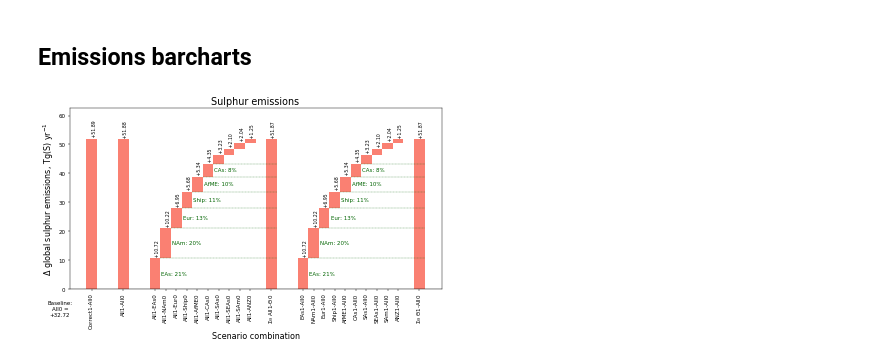
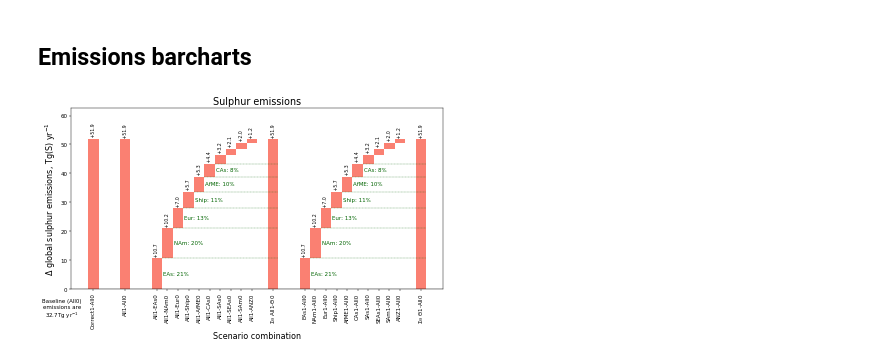
Before and after one commit to grandey/draft2017a-region-rfp, a Jupyter notebook: figures_draft2017a.ipynb, the cells around one changed output. Cells and saved outputs as stored; diff of their text form; code cells hidden in the pictures.

Commit message:
figures_draft2017a.ipynb: applying emissions_staggered_barcharts()

```diff
--- a/figures_draft2017a.ipynb
+++ b/figures_draft2017a.ipynb
@@ -216,8 +216,9 @@ diff_emissions_df.head()
 # Function to produce staggered barcharts for a given emissions species
 def emissions_staggered_barcharts(species='S', title='Sulphur emissions',
                                   ylabel=r'$\Delta$ global sulphur emissions, Tg(S) yr$^{-1}$',
-                                  text_format=r' {:+.2f}', y_stretch=1.15,
-                                  n_contributors='auto'):
+                                  text_format=r' {:+.1f}', baseline_text_format='{:.1f}',
+                                  y_stretch=1.15, n_contributors='auto',
+                                  file_prefix=None):
     # Get subset of relevant data from diff_emissions_df
     bars_df = diff_emissions_df[(diff_emissions_df['species'] == species)]
     # Delete repeat of All1-All0
@@ -287,7 +288,8 @@ def emissions_staggered_barcharts(species='S', title='Sulphur emissions',
         else:
             verticalalignment='top'
         ax.text(bars_df.loc[scenario, 'x'], bars_df.loc[scenario, ['bottom', 'global_diff']].sum(),
-                text, rotation=90, verticalalignment=verticalalignment, fontsize='small')
+                text, rotation=90, verticalalignment=verticalalignment,
+                horizontalalignment='center', fontsize='small')
     # Annotate combined bars with largest contributing sources
     for scenario, order, ref_name in zip([r'$\Sigma_{\Theta}$ All1-$\Theta$0',
                                           r'$\Sigma_{\Theta}$ $\Theta$1-All0'],
@@ -304,32 +306,38 @@ def emissions_staggered_barcharts(species='S', title='Sulphur emissions',
                     break
                 else:
                     n += 1
         else:
             n = n_contributors
         for s in order[0:n]:
             y_pos = bars_df.loc[s, ['global_diff', 'bottom']].sum()
             ax.plot([bars_df.loc[s, 'x']+0.5, bars_df.loc[scenario, 'x']+0.5],  # draw horizontal line
                     [y_pos, y_pos], color='darkgreen', linestyle='--', linewidth=0.5)
             perc = bars_df.loc[s, 'global_diff'] / bars_df.loc[scenario, 'global_diff'] * 100  # % contribution
             if ref_name == 'All1':
                 source = s.split('-')[1][:-1]
             else:
                 source = s.split('-')[0][:-1]
             text = '{}: {:.0f}%'.format(source, perc)
             text_y_pos = bars_df.loc[s, 'bottom'] + (bars_df.loc[s, 'global_diff'] / 2)
             ax.text(bars_df.loc[s, 'x']+0.6, text_y_pos, text,
                     verticalalignment='center', horizontalalignment='left',
                     color='darkgreen')
     # Annotate with All0 baseline
     all0_baseline = global_emissions_df[(global_emissions_df['scenario_name'] == 'All0') &
                                         (global_emissions_df['species'] == species)
                                        ]['global_total']
-    ax.text(-3, 0, '\n\nBaseline:\nAll0 =\n{:+.2f}'.format(float(all0_baseline)),
+    ax.text(-3, 0, ('\n\nBaseline (All0)\nemissions are\n' +
+                    baseline_text_format.format(float(all0_baseline)) +
+                    'Tg yr$^{-1}$'),
             horizontalalignment='center', verticalalignment='top')
+    # Save figure?
+    if file_prefix:
+        fig.savefig('local/{}.pdf'.format(file_prefix), bbox_inches='tight', dpi=300)
+        print('Written local/{}.pdf'.format(file_prefix))
     return fig, ax
 
 # Example
 if True:
     fig, ax = emissions_staggered_barcharts()
 # %% [output]
-[figure, old version]
+[figure, new version]
```
Also changed, not shown: parts of 5 cells of this notebook.
